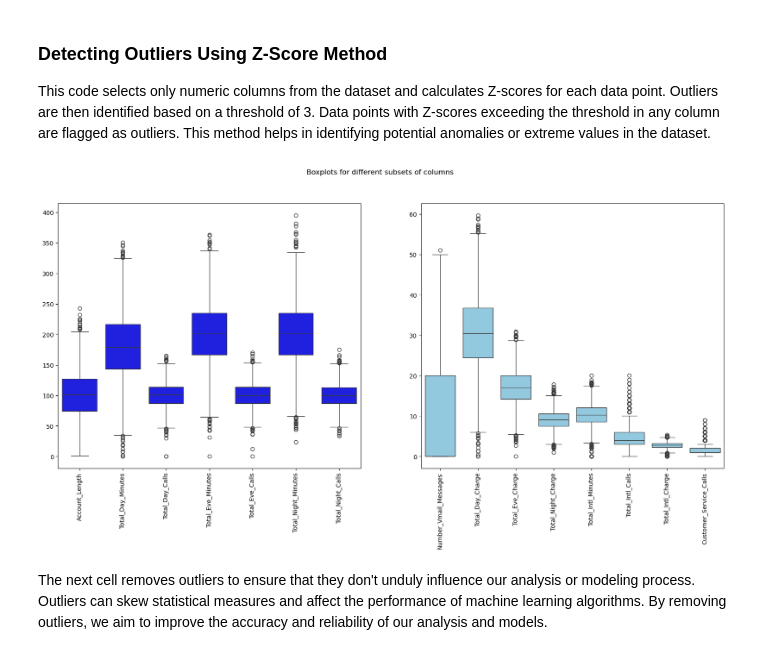
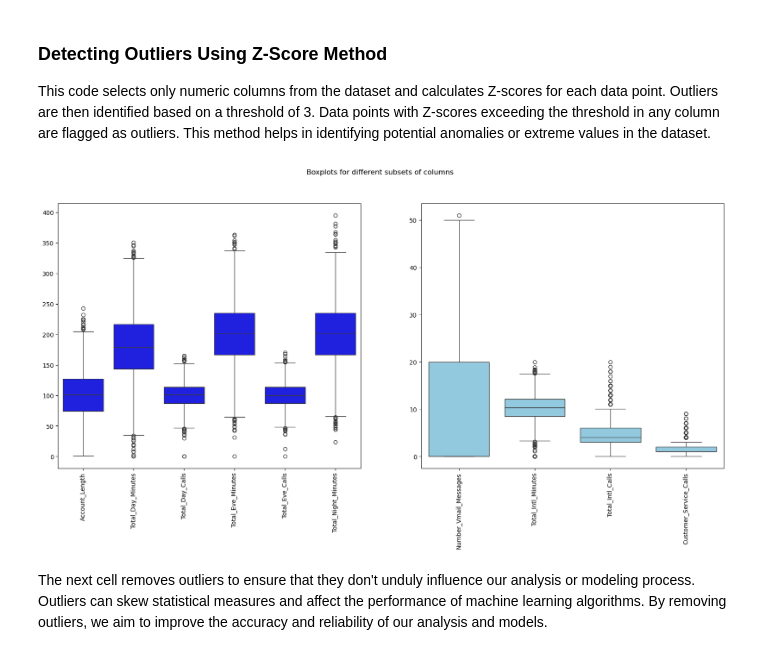
Before and after one commit to idatonui/Phase-3-project-SyriaTel-Customer-Churn, a Jupyter notebook: index.ipynb, the cells around one changed output. Cells and saved outputs as stored; diff of their text form; code cells hidden in the pictures.

```diff
--- a/index.ipynb
+++ b/index.ipynb
@@ -607,30 +609,30 @@ This code selects only numeric columns from the dataset and calculates Z-scores
 are flagged as outliers. This method helps in identifying potential anomalies or extreme values in the dataset.
 # %%
 df_columns1 = ['Account_Length','Total_Day_Minutes','Total_Day_Calls',
-                'Total_Eve_Minutes','Total_Eve_Calls','Total_Night_Minutes','Total_Night_Calls']
+                'Total_Eve_Minutes','Total_Eve_Calls','Total_Night_Minutes']
 
 # List of columns for the second boxplot
-df_columns2 = ['Number_Vmail_Messages', 'Total_Day_Charge', 'Total_Eve_Charge', 'Total_Night_Charge', 'Total_Intl_Minutes',
-               'Total_Intl_Calls', 'Total_Intl_Charge', 'Customer_Service_Calls']
+df_columns2 = ['Number_Vmail_Messages','Total_Intl_Minutes',
+               'Total_Intl_Calls', 'Customer_Service_Calls']
 
 # Create a figure with one row and two columns
 fig, axes = plt.subplots(nrows=1, ncols=2, figsize=(20, 8))
 
 # Create a boxplot for the first subset of columns in the first column
 sns.boxplot(data=df[df_columns1], ax=axes[0], color='blue')
 axes[0].set_xticklabels(axes[0].get_xticklabels(), rotation=90)
 
 # Create a boxplot for the second subset of columns in the second column
 sns.boxplot(data=df[df_columns2], ax=axes[1], color='skyblue')
 axes[1].set_xticklabels(axes[1].get_xticklabels(), rotation=90)
 
 #setting the figure title
 fig.suptitle('Boxplots for different subsets of columns')
 
 # Show the plot
 plt.show()
 # %% [output]
-[figure, old version]
+[figure, new version]
 # %%
 
 # Select only numeric columns for calculating Z-scores
```
Also changed, not shown: parts of 17 cells of this notebook, 13 other files.
